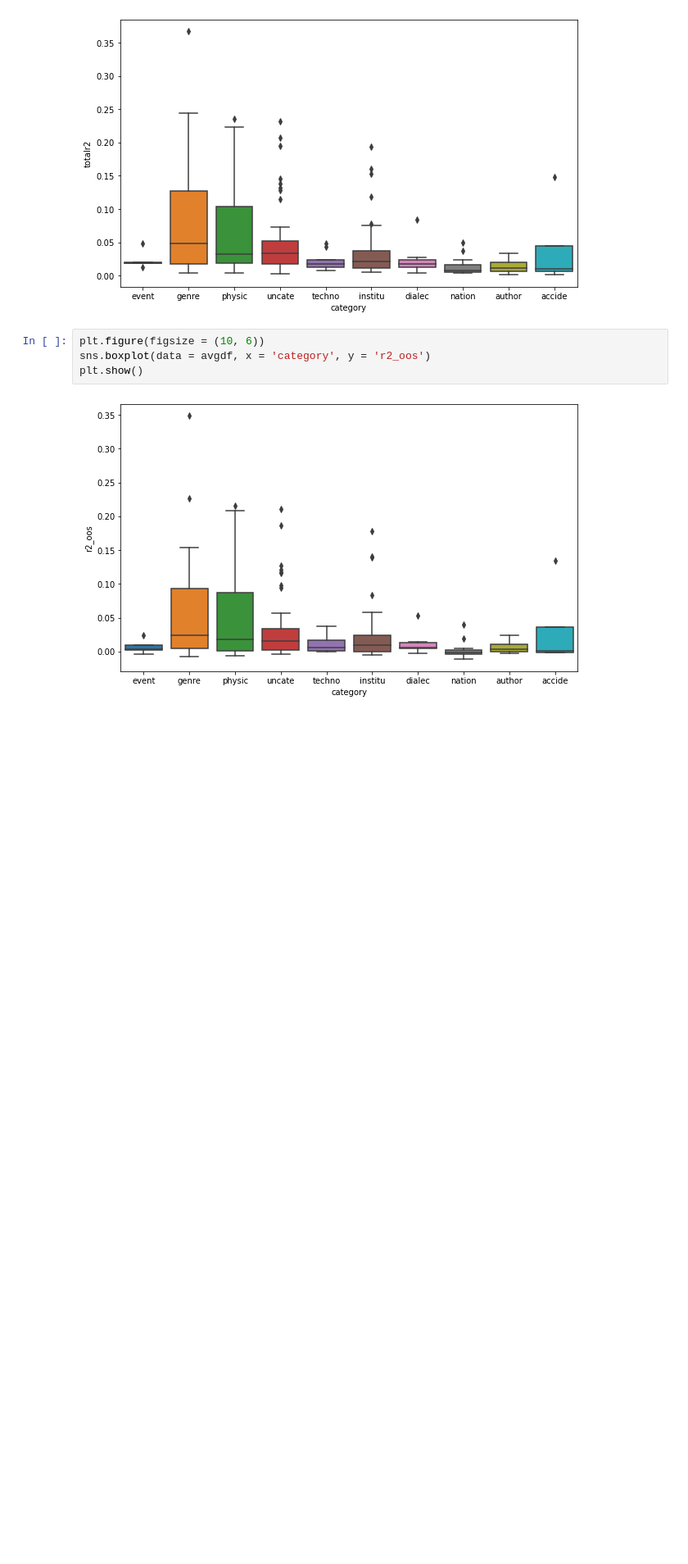
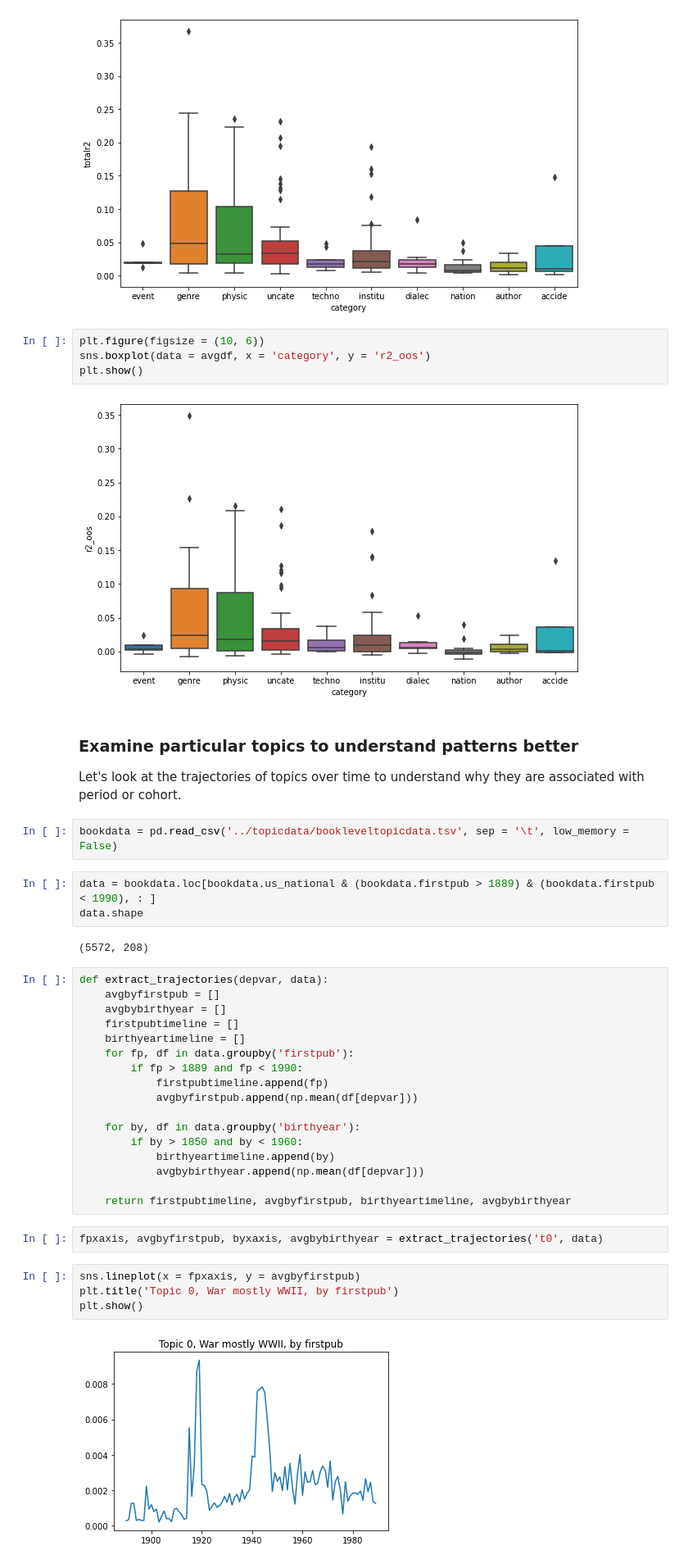
Before and after one commit to tedunderwood/period-cohort, a Jupyter notebook: regression/InterpretTopicResults.ipynb, the cells around one changed output. Shown at 82% size. Saved outputs shown, nothing was run; the diff lists cells and outputs as text; blank space fills up the shorter version.

Commit message:
results on 200-topic model

```diff
--- a/regression/InterpretTopicResults.ipynb
+++ b/regression/InterpretTopicResults.ipynb
@@ -291,3 +291,39 @@ sns.boxplot(data = avgdf, x = 'category', y = 'r2_oos')
 plt.show()
 # %% [output]
 [figure]
+# %% [markdown]
+### Examine particular topics to understand patterns better
+
+Let's look at the trajectories of topics over time to understand why they are associated with period or cohort.
+# %%
+bookdata = pd.read_csv('../topicdata/bookleveltopicdata.tsv', sep = '\t', low_memory = False)
+# %%
+data = bookdata.loc[bookdata.us_national & (bookdata.firstpub > 1889) & (bookdata.firstpub < 1990), : ]
+data.shape
+# %% [output]
+(5572, 208)
+# %%
+def extract_trajectories(depvar, data):
+    avgbyfirstpub = []
+    avgbybirthyear = []
+    firstpubtimeline = []
+    birthyeartimeline = []
+    for fp, df in data.groupby('firstpub'):
+        if fp > 1889 and fp < 1990:
+            firstpubtimeline.append(fp)
+            avgbyfirstpub.append(np.mean(df[depvar]))
+
+    for by, df in data.groupby('birthyear'):
+        if by > 1850 and by < 1960:
+            birthyeartimeline.append(by)
+            avgbybirthyear.append(np.mean(df[depvar]))
+
+    return firstpubtimeline, avgbyfirstpub, birthyeartimeline, avgbybirthyear
+# %%
+fpxaxis, avgbyfirstpub, byxaxis, avgbybirthyear = extract_trajectories('t0', data)
+# %%
+sns.lineplot(x = fpxaxis, y = avgbyfirstpub)
+plt.title('Topic 0, War mostly WWII, by firstpub')
+plt.show()
+# %% [output]
+[figure, added]
```
Also changed, not shown: parts of 10 cells of this notebook.
